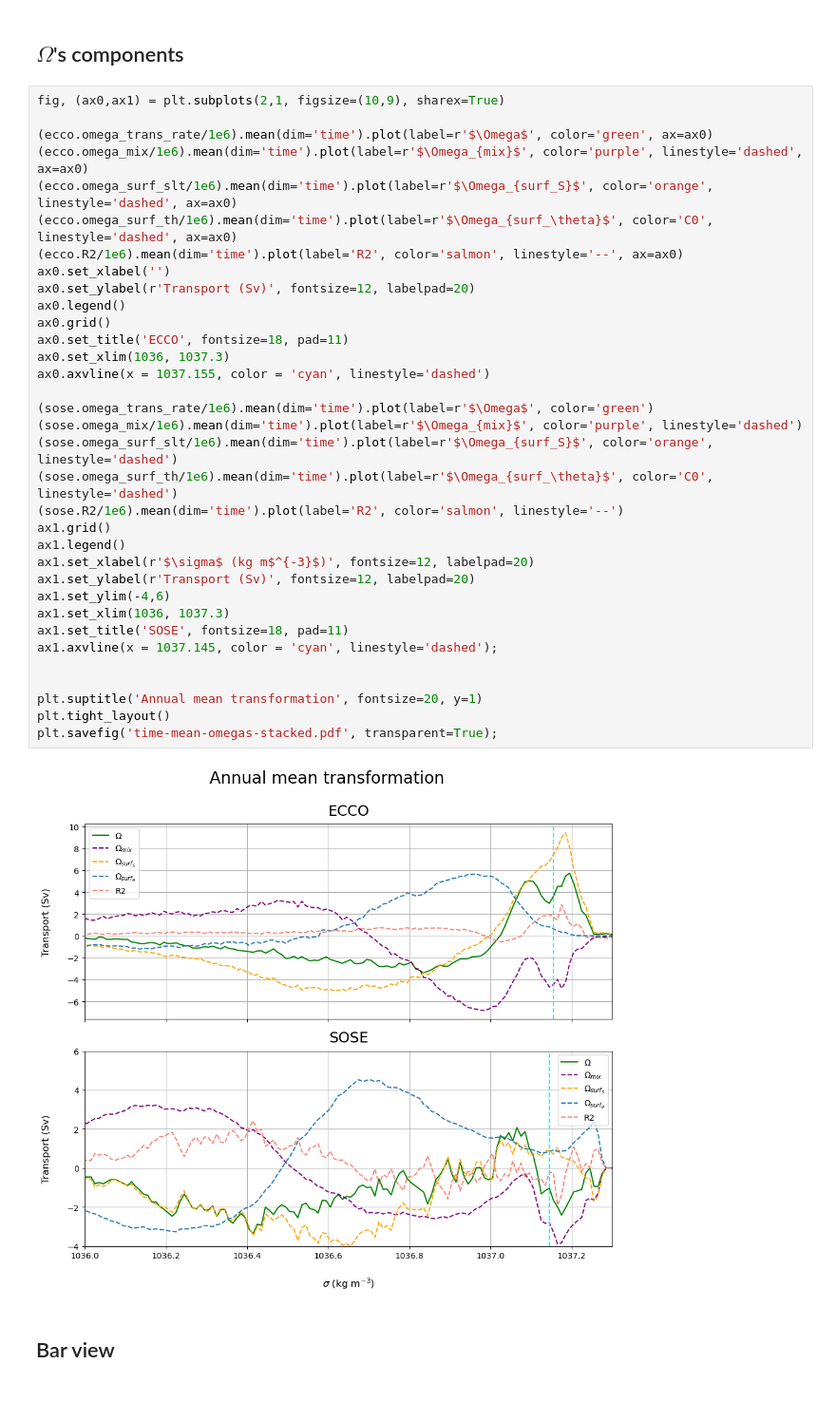
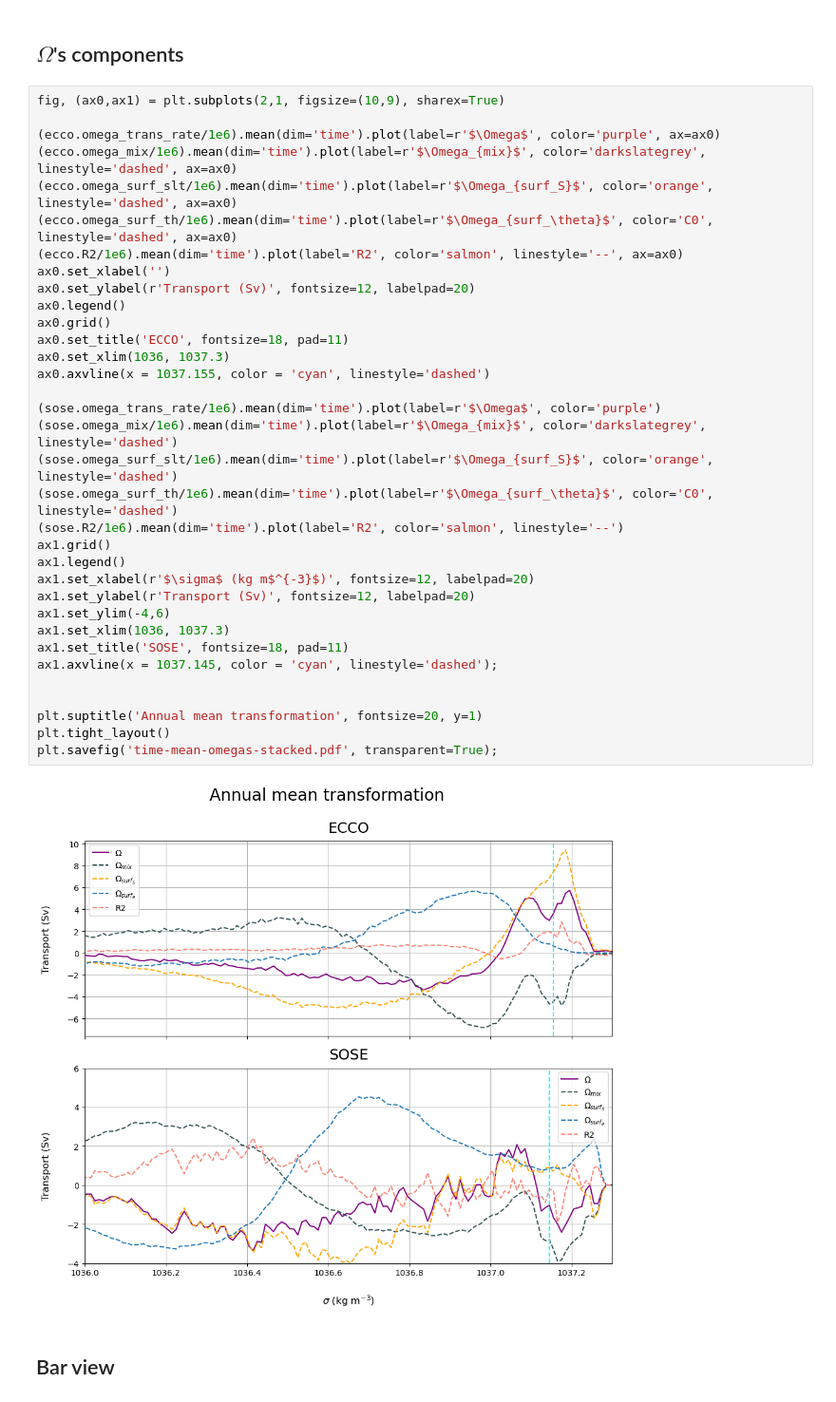
Before and after one commit to shanicetbailey/chapter1, a Jupyter notebook: stacked-figs/time-mean.ipynb, the cells around one changed output. Shown at 95% size. Drawn from its saved outputs; the diff is of its cells as text.

```diff
--- a/stacked-figs/time-mean.ipynb
+++ b/stacked-figs/time-mean.ipynb
@@ -104,39 +206,39 @@ plt.savefig('time-mean-stacked.pdf', transparent=True);
 # %%
 fig, (ax0,ax1) = plt.subplots(2,1, figsize=(10,9), sharex=True)
 
-(ecco.omega_trans_rate/1e6).mean(dim='time').plot(label=r'$\Omega$', color='green', ax=ax0)
-(ecco.omega_mix/1e6).mean(dim='time').plot(label=r'$\Omega_{mix}$', color='purple', linestyle='dashed', ax=ax0)
+(ecco.omega_trans_rate/1e6).mean(dim='time').plot(label=r'$\Omega$', color='purple', ax=ax0)
+(ecco.omega_mix/1e6).mean(dim='time').plot(label=r'$\Omega_{mix}$', color='darkslategrey', linestyle='dashed', ax=ax0)
 (ecco.omega_surf_slt/1e6).mean(dim='time').plot(label=r'$\Omega_{surf_S}$', color='orange', linestyle='dashed', ax=ax0)
 (ecco.omega_surf_th/1e6).mean(dim='time').plot(label=r'$\Omega_{surf_\theta}$', color='C0', linestyle='dashed', ax=ax0)
 (ecco.R2/1e6).mean(dim='time').plot(label='R2', color='salmon', linestyle='--', ax=ax0)
 ax0.set_xlabel('')
 ax0.set_ylabel(r'Transport (Sv)', fontsize=12, labelpad=20)
 ax0.legend()
 ax0.grid()
 ax0.set_title('ECCO', fontsize=18, pad=11)
 ax0.set_xlim(1036, 1037.3)
 ax0.axvline(x = 1037.155, color = 'cyan', linestyle='dashed')
 
-(sose.omega_trans_rate/1e6).mean(dim='time').plot(label=r'$\Omega$', color='green')
-(sose.omega_mix/1e6).mean(dim='time').plot(label=r'$\Omega_{mix}$', color='purple', linestyle='dashed')
+(sose.omega_trans_rate/1e6).mean(dim='time').plot(label=r'$\Omega$', color='purple')
+(sose.omega_mix/1e6).mean(dim='time').plot(label=r'$\Omega_{mix}$', color='darkslategrey', linestyle='dashed')
 (sose.omega_surf_slt/1e6).mean(dim='time').plot(label=r'$\Omega_{surf_S}$', color='orange', linestyle='dashed')
 (sose.omega_surf_th/1e6).mean(dim='time').plot(label=r'$\Omega_{surf_\theta}$', color='C0', linestyle='dashed')
 (sose.R2/1e6).mean(dim='time').plot(label='R2', color='salmon', linestyle='--')
 ax1.grid()
 ax1.legend()
 ax1.set_xlabel(r'$\sigma$ (kg m$^{-3}$)', fontsize=12, labelpad=20)
 ax1.set_ylabel(r'Transport (Sv)', fontsize=12, labelpad=20)
 ax1.set_ylim(-4,6)
 ax1.set_xlim(1036, 1037.3)
 ax1.set_title('SOSE', fontsize=18, pad=11)
 ax1.axvline(x = 1037.145, color = 'cyan', linestyle='dashed');
 
 
 plt.suptitle('Annual mean transformation', fontsize=20, y=1)
 plt.tight_layout()
 plt.savefig('time-mean-omegas-stacked.pdf', transparent=True);
 # %% [output]
-[figure, old version]
+[figure, new version]
 # %% [markdown]
 ## Bar view
 # %%
```
Also changed, not shown: parts of 18 cells of this notebook.
